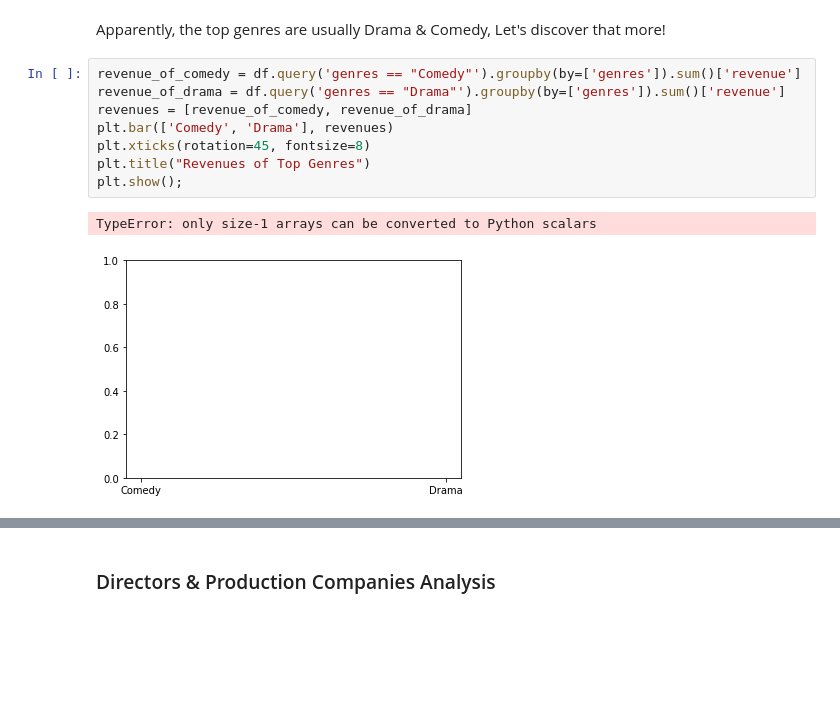
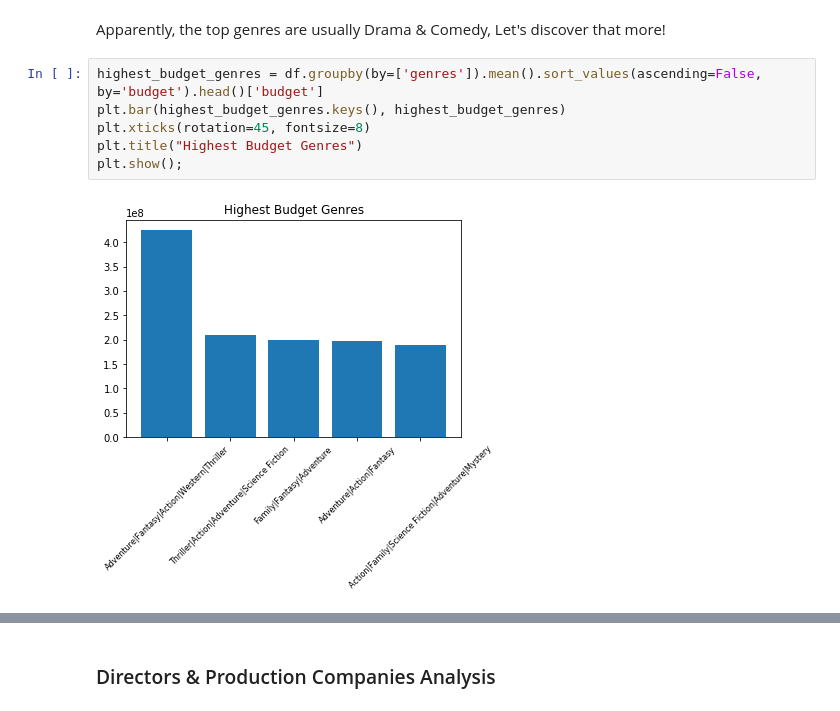
Before and after one commit to salma77/Investigating-data-from-TMDb, a Jupyter notebook: TMDb-Insights.ipynb, the cells around one changed output, grey strips where cells are left out. Saved outputs shown, nothing was run; the diff lists cells and outputs as text; blank space fills up the shorter version.

```diff
--- a/TMDb-Insights.ipynb
+++ b/TMDb-Insights.ipynb
@@ -782,13 +766,10 @@ plt.show();
 # %% [markdown]
 Apparently, the top genres are usually Drama & Comedy, Let's discover that more!
 # %%
-revenue_of_comedy = df.query('genres == "Comedy"').groupby(by=['genres']).sum()['revenue']
-revenue_of_drama = df.query('genres == "Drama"').groupby(by=['genres']).sum()['revenue']
-revenues = [revenue_of_comedy, revenue_of_drama]
-plt.bar(['Comedy', 'Drama'], revenues)
+highest_budget_genres = df.groupby(by=['genres']).mean().sort_values(ascending=False, by='budget').head()['budget']
+plt.bar(highest_budget_genres.keys(), highest_budget_genres)
 plt.xticks(rotation=45, fontsize=8)
-plt.title("Revenues of Top Genres")
+plt.title("Highest Budget Genres")
 plt.show();
 # %% [output]
-TypeError: only size-1 arrays can be converted to Python scalars
-[figure, old version]
+[figure, new version]
```
Also changed, not shown: parts of 25 cells of this notebook.
